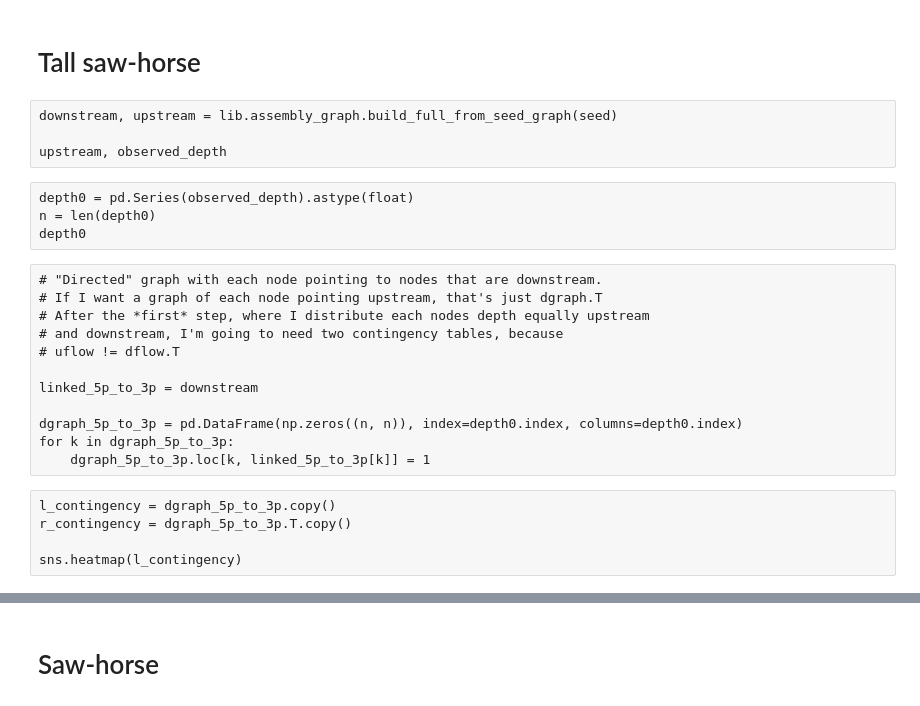
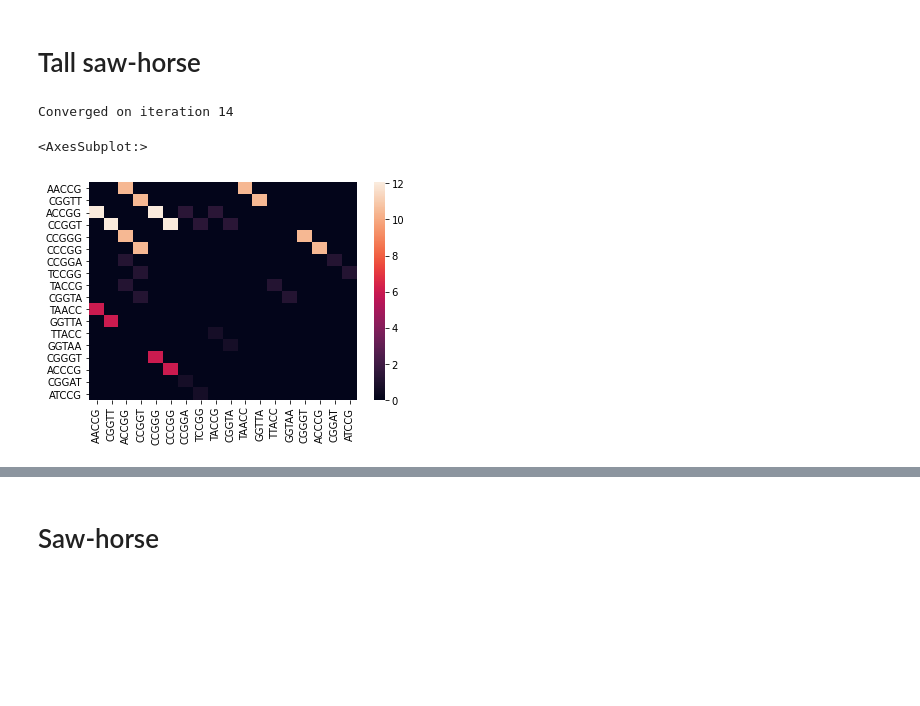
Before and after one commit to bsmith89/asmbl-depth-smoothing, a Jupyter notebook: nb/prototype2_message_passing.ipynb, the cells around one changed output, grey strips where cells are left out. Drawn from its saved outputs; the diff is of its cells as text; code cells hidden in the pictures; blank space fills up the shorter version.

Commit message:
Write formal functions for initialization and message passing step.

```diff
--- a/nb/prototype2_message_passing.ipynb
+++ b/nb/prototype2_message_passing.ipynb
@@ -12,2 +42,16 @@ import scipy as sp
+# %%
+def iterate_messages(send_to_r, send_to_l, depth, gamma=1.0):
+    total_from_l = send_to_r.sum()
+    total_from_r = send_to_l.sum()
+    # Update depth
+    next_depth = (total_from_r + total_from_l + (gamma * depth)) / (2 + gamma)
+    # Scale the depth so there's no overall loss.
+    depth = next_depth * (depth.sum() / next_depth.sum())
+    # Calculate next message
+    send_to_r_next = (send_to_l / total_from_r).multiply(depth, axis=1).T
+    send_to_l_next = (send_to_r / total_from_l).multiply(depth, axis=1).T
+    send_to_r = send_to_r_next.fillna(0)
+    send_to_l = send_to_l_next.fillna(0)
+    return send_to_r, send_to_l, depth
 # %% [markdown]
 # Tall saw-horse
@@ -23,21 +58,42 @@ def build_from_seed(seed, depth):
 # %%
 seed = {
     'AACCG': ['ACCGG'],
     'ACCGG': ['CCGGG', 'CCGGA'],
     'TACCG': ['ACCGG'],
     'TAACC': ['AACCG'],
     'TTACC': ['TACCG'],
     'CCGGG': ['CGGGT'],
     'CCGGA': ['CGGAT'],
 }
 observed_depth = lib.assembly_graph.add_reverse_complement_depth({
     'AACCG': 9,
     'ACCGG': 10,
     'CCGGG': 9,
     'CCGGA': 1,
     'TACCG': 1,
     'TAACC': 9,
     'TTACC': 1,
     'CGGGT': 9,
     'CGGAT': 1,
 })
+dgraph, depth0 = build_from_seed(seed, observed_depth)
+send_to_r, send_to_l = initialize_messages(dgraph, depth0)
+
+depth = depth0
+thresh = 1e-5
+i = 0
+while True:
+    send_to_r, send_to_l, new_depth = iterate_messages(send_to_r, send_to_l, depth)
+    delta = new_depth - depth
+    change = np.sqrt(np.sum(np.square(new_depth - depth)))
+    depth = new_depth
+    if change < thresh:
+        print(f"Converged on iteration {i}")
+        break
+    i += 1
+
+sns.heatmap(send_to_r + send_to_l)
+# %% [output]
+Converged on iteration 14
+<AxesSubplot:>
+[figure, added]
@@ -46,25 +99,0 @@ dgraph, depth0 = build_from_seed(seed, observed_depth)
-# %% [raw]
-downstream, upstream = lib.assembly_graph.build_full_from_seed_graph(seed)
-
-upstream, observed_depth
-# %% [raw]
-depth0 = pd.Series(observed_depth).astype(float)
-n = len(depth0)
-depth0
-# %% [raw]
-# "Directed" graph with each node pointing to nodes that are downstream.
-# If I want a graph of each node pointing upstream, that's just dgraph.T
-# After the *first* step, where I distribute each nodes depth equally upstream
-# and downstream, I'm going to need two contingency tables, because
-# uflow != dflow.T
-
-linked_5p_to_3p = downstream
-
-dgraph_5p_to_3p = pd.DataFrame(np.zeros((n, n)), index=depth0.index, columns=depth0.index)
-for k in dgraph_5p_to_3p:
-    dgraph_5p_to_3p.loc[k, linked_5p_to_3p[k]] = 1
-# %% [raw]
-l_contingency = dgraph_5p_to_3p.copy()
-r_contingency = dgraph_5p_to_3p.T.copy()
-
-sns.heatmap(l_contingency)
```
Also changed, not shown: parts of 9 cells of this notebook, 1 other file.
